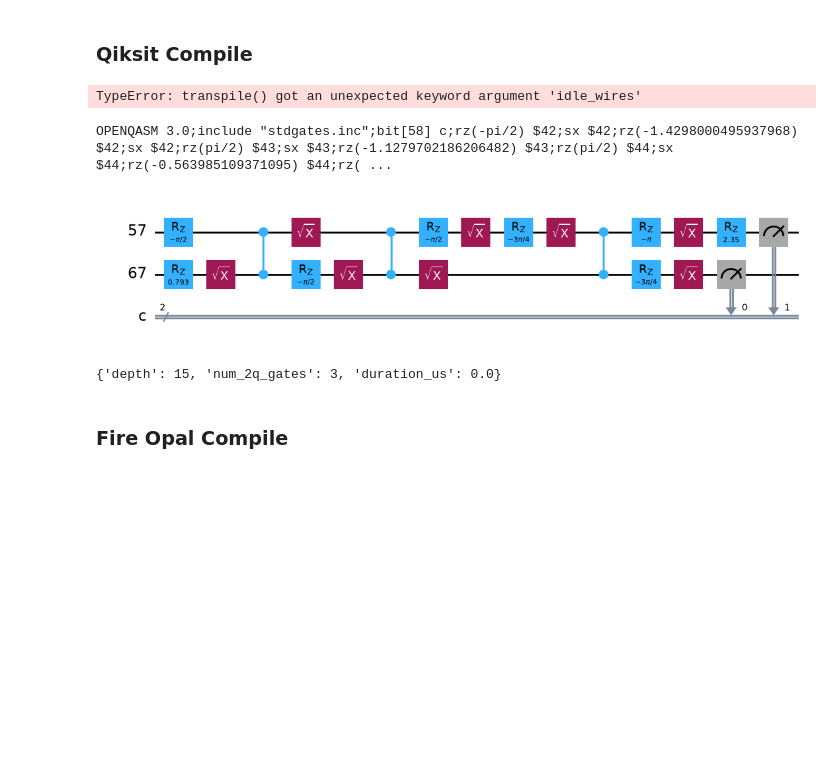
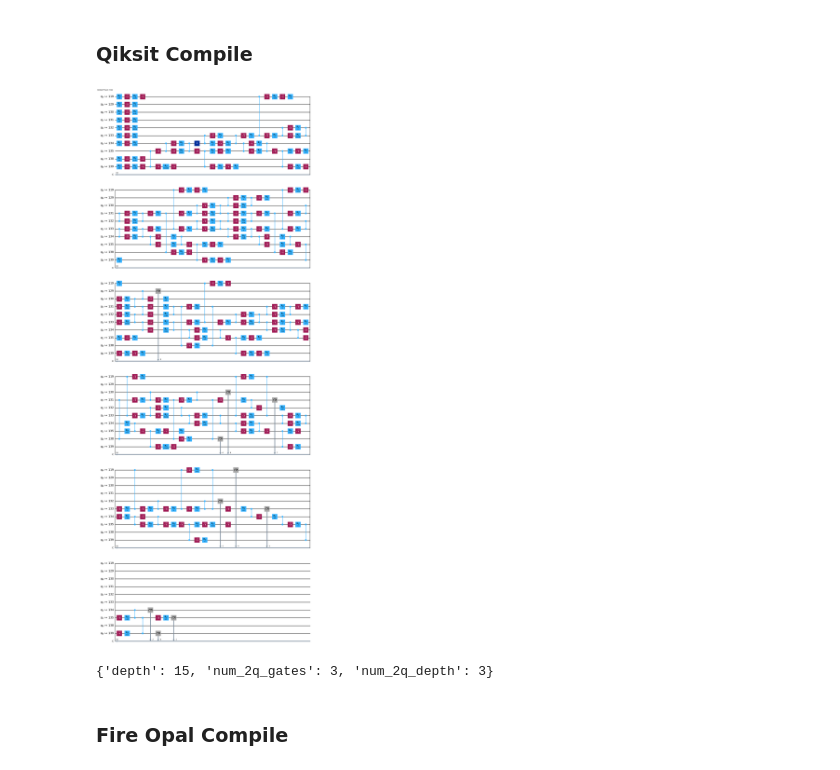
Before and after one commit to afitzpa8/research-parityqc-compiler-investigation, a Jupyter notebook: compile_circuits.ipynb, the cells around one changed output. Cells and saved outputs as stored; diff of their text form; code cells hidden in the pictures; blank space fills up the shorter version.

```diff
--- a/compile_circuits.ipynb
+++ b/compile_circuits.ipynb
@@ -16,3 +18,5 @@ from qiskit_ibm_runtime import QiskitRuntimeService
+# %%
+cc = reload(cc)
 # %%
 my_api_key = "cIN4ezzj7vCOgLsAqT52MWFIt9gz0Y96enEy0UN8WrSl"
 # %%
@@ -46,26 +50,20 @@ circuit_df = qft.process_qft_experiments(circuit_data)
 # %% [markdown]
 ### Qiksit Compile
 # %%
-example_circuit = lc.get_circuit(circuit_df, id_number=0, qft_method='TwineQFTHeavyHex')
+example_circuit = lc.get_circuit(circuit_df, id_number=80, qft_method='TwineQFTHeavyHex')
 # %%
 #compile using qiskit compiler
 compiled_circuit = cc.qiskit_compile(example_circuit, backend=backend)
-# %% [output]
-TypeError: transpile() got an unexpected keyword argument 'idle_wires'
-# %%
-print(compiled_circuit)
-# %% [output]
-OPENQASM 3.0;include "stdgates.inc";bit[58] c;rz(-pi/2) $42;sx $42;rz(-1.4298000495937968) $42;sx $42;rz(pi/2) $43;sx $43;rz(-1.1279702186206482) $43;rz(pi/2) $44;sx $44;rz(-0.563985109371095) $44;rz( ...
 # %%
-circuit_to_plot = loads(compiled_circuit)
-circuit_to_plot.draw('mpl')
+
+compiled_circuit.draw('mpl')
 # %% [output]
-[figure, old version]
+[figure, new version]
 # %%
-qiskit_circuit_metrics = cc.get_transpilation_metrics(circuit_to_plot, backend=backend, dt=dt)
+qiskit_circuit_metrics = cc.get_transpilation_metrics(compiled_circuit, backend=backend, dt=dt)
 print(qiskit_circuit_metrics)
 # %% [output]
-{'depth': 15, 'num_2q_gates': 3, 'duration_us': 0.0}
+{'depth': 15, 'num_2q_gates': 3, 'num_2q_depth': 3}
 # %% [markdown]
 ### Fire Opal Compile
 # %%
```
Also changed, not shown: parts of 26 cells of this notebook, 2 other files.
